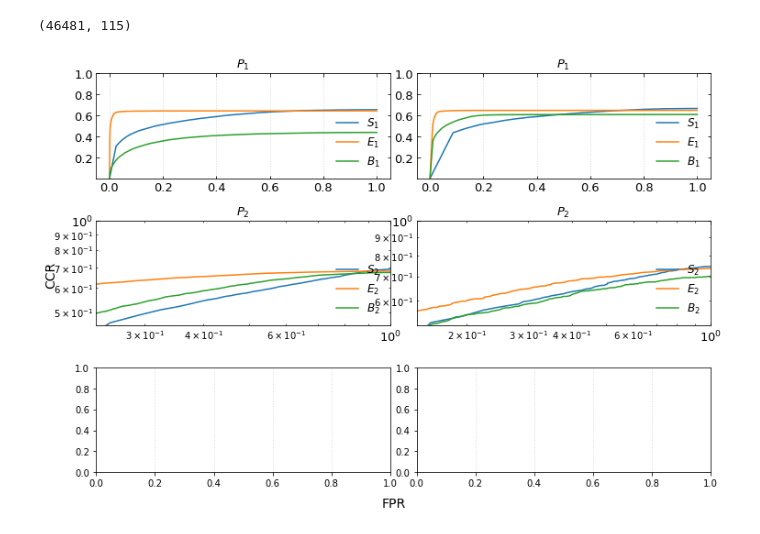
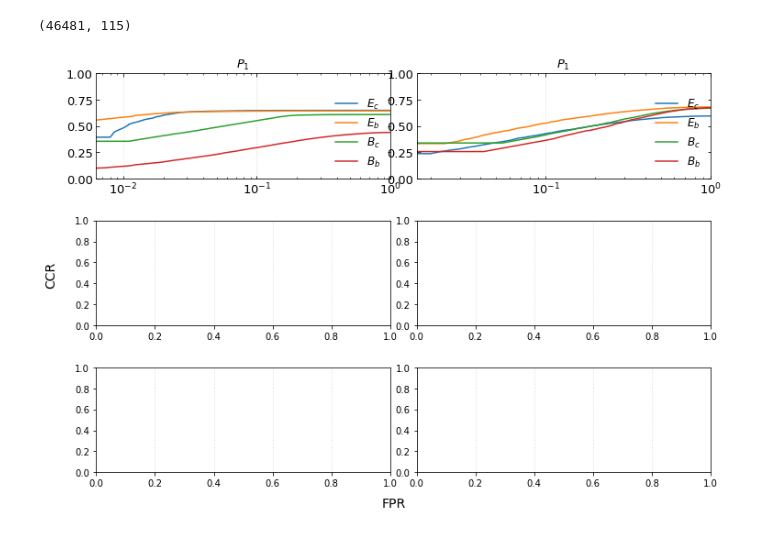
Before and after one commit to AIML-IfI/openset-imagenet, a Jupyter notebook: analysis/open_set_imagenet.ipynb, the cells around one changed output. Saved outputs shown, nothing was run; the diff lists cells and outputs as text; code cells hidden in the pictures.

```diff
--- a/analysis/open_set_imagenet.ipynb
+++ b/analysis/open_set_imagenet.ipynb
@@ -59,15 +59,18 @@ outputs = Path('../outputs/')
 p1_paths = {
     '$S_1$':    results/'s1n_l1_e0_adam_d40_g0.3/s1n_l1_e0_adam_d40_g0.3_curr_val_arr.npz',
     '$E_1$':    results/'e1n_w1_l1_e0_sgd_d40_g0.3/e1n_w1_l1_e0_sgd_d40_g0.3_curr_val_arr.npz',
-    '$B_1$':    outputs/'g1n_l1_e0_adam/g1n_l1_e0_adam_curr_val_arr.npz'
+    '$B_c$':    outputs/'g1n_l1_e0_adam/g1n_l1_e0_adam_curr_val_arr.npz',
+    '$B_b$':    outputs/'g1n_l1_e0_adam/g1n_l1_e0_adam_best_val_arr.npz',
     # '$O_1$':    results/'o1n_a1_w1_l1_e0_adam_d40_g0.3/o1n_a1_w1_l1_e0_adam_d40_g0.3_curr_val_arr.npz',
     }
 
 p2_paths = {
-    '$S_2$':    results/'s2_a0_w0_l1_t8_x0_e0_af/s2_a0_w0_l1_t8_x0_e0_af_119_val_arr.npz',
-    '$E_2$':    results/'e2n_a0_w1_l1_t5_x0_e0_af/e2n_a0_w1_l1_t5_x0_e0_af_curr_val_arr.npz',
+    # '$S_2$':    results/'s2_a0_w0_l1_t8_x0_e0_af/s2_a0_w0_l1_t8_x0_e0_af_119_val_arr.npz',
+    '$E_c$':    results/'e2n_a0_w1_l1_t5_x0_e0_af/e2n_a0_w1_l1_t5_x0_e0_af_curr_val_arr.npz',
+    '$E_b$':    results/'e2n_a0_w1_l1_t5_x0_e0_af/e2n_a0_w1_l1_t5_x0_e0_af_best_val_arr.npz',
     # '$O_2$':    results/'o2n_a0.01_w0.1_l1_t5_x10_e0_af/o2n_a0.01_w0.1_l1_t5_x10_e0_af_best_val_arr.npz',
-    '$B_2$':    outputs/'g2n_l1_e0_adam/g2n_l1_e0_adam_curr_val_arr.npz'
+    '$B_c$':    outputs/'g2n_l1_e0_adam/g2n_l1_e0_adam_curr_val_arr.npz',
+    '$B_b$':    outputs/'g2n_l1_e0_adam/g2n_l1_e0_adam_best_val_arr.npz'
     }
 
 p3_paths = {
@@ -76,45 +79,46 @@ p3_paths = {
     # '$O_3$':    results/'o3n_a0.01_w0.1_l1_e0_adam_d40_g0.3/o3n_a0.01_w0.1_l1_e0_adam_d40_g0.3_curr_val_arr.npz',
     }
 
-p1_best_val = util.read_array_list(util.get_best_arrays(p1_paths))
+# p1_best_val = util.read_array_list(util.get_best_arrays(p1_paths))
 p1_val = util.read_array_list(p1_paths)
-p1_best_test = util.read_array_list(util.transform_to_test(util.get_best_arrays(p1_paths)))
-p2_best_val = util.read_array_list(util.get_best_arrays(p2_paths))
-p2_best_test = util.read_array_list(util.transform_to_test(util.get_best_arrays(p2_paths)))
-p3_best_val = util.read_array_list(util.get_best_arrays(p3_paths))
-p3_best_test = util.read_array_list(util.transform_to_test(util.get_best_arrays(p3_paths)))
+p2_val = util.read_array_list(p2_paths)
+# p1_best_test = util.read_array_list(util.transform_to_test(util.get_best_arrays(p1_paths)))
+# p2_best_val = util.read_array_list(util.get_best_arrays(p2_paths))
+# p2_best_test = util.read_array_list(util.transform_to_test(util.get_best_arrays(p2_paths)))
+# p3_best_val = util.read_array_list(util.get_best_arrays(p3_paths))
+# p3_best_test = util.read_array_list(util.transform_to_test(util.get_best_arrays(p3_paths)))
 
 points = 200
 font = 14
 linewidth=2
 fig = plt.figure(figsize=(12,8))
 gs = fig.add_gridspec(3, 2, hspace=0.4, wspace=0.09)
 axs = gs.subplots(sharex=False, sharey=False)
 axs = axs.flat
-util.plot_oscr(p1_best_val, split='val', scale='linear', use_norms=False, title='$P_1$', ax_label_font=13, ax=axs[0],
+util.plot_oscr(p1_val, split='val', scale='semilog', use_norms=False, title='$P_1$', ax_label_font=13, ax=axs[0],
               legend_pos="lower right", points=points)
-util.plot_oscr(p1_val, split='val', scale='linear', use_norms=False, title='$P_1$', ax_label_font=13, ax=axs[1],
+util.plot_oscr(p2_val, split='val', scale='semilog', use_norms=False, title='$P_1$', ax_label_font=13, ax=axs[1],
               legend_pos="lower right", points=points)
 
-util.plot_oscr(p2_best_val, split='val', scale='log', use_norms=False, title='$P_2$', ax_label_font=13, ax=axs[2],
-              legend_pos="lower right", points=points)
-util.plot_oscr(p2_best_test, split='test', scale='log', use_norms=False, title='$P_2$', ax_label_font=13, ax=axs[3],
-              legend_pos="lower right", points=points)
+# util.plot_oscr(p2_best_val, split='val', scale='log', use_norms=False, title='$P_2$', ax_label_font=13, ax=axs[2],
+#               legend_pos="lower right", points=points)
+# util.plot_oscr(p2_best_test, split='test', scale='log', use_norms=False, title='$P_2$', ax_label_font=13, ax=axs[3],
+#               legend_pos="lower right", points=points)
 
 
 # util.plot_oscr(p1_best_test, split='test', scale='log', use_norms=False, base_line=True,
 #                title='$P_1$ test', linewidth=linewidth, ax_label_font=font, ax=axs[0], legend_pos='lower right', points=points)
 
 
 for ax in axs:
     # ax.label_outer()
     ax.grid(axis='x', linestyle=':', linewidth=1, color='gainsboro')
 
 fig.text(0.5, 0.06, 'FPR', ha='center', fontsize=font)
 fig.text(0.06, 0.5, 'CCR', va='center', rotation='vertical', fontsize=font)
 
 # plt.savefig('fig/base_noadv_allp.pdf', dpi=100, bbox_inches='tight')
 plt.show()
 # get_models_epochs(p2_files1)
 # %% [output]
-[figure, old version]
+[figure, new version]
```
Also changed, not shown: 5 other files.
